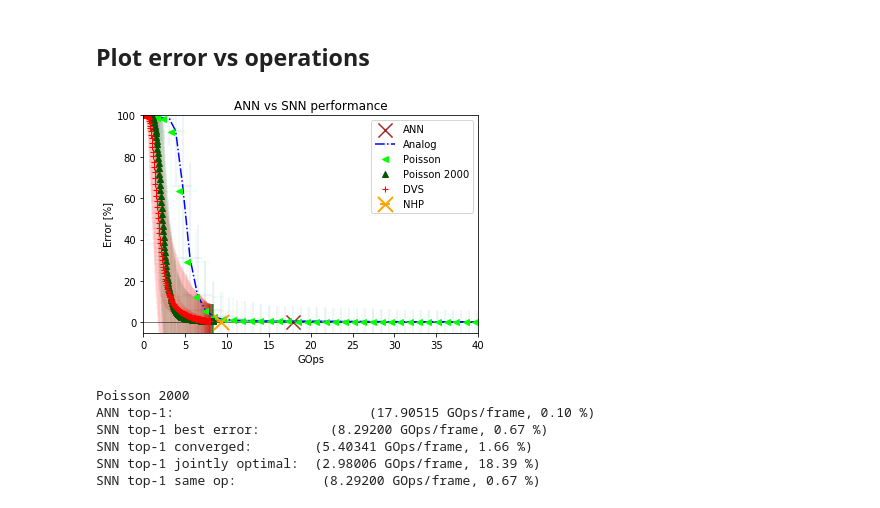
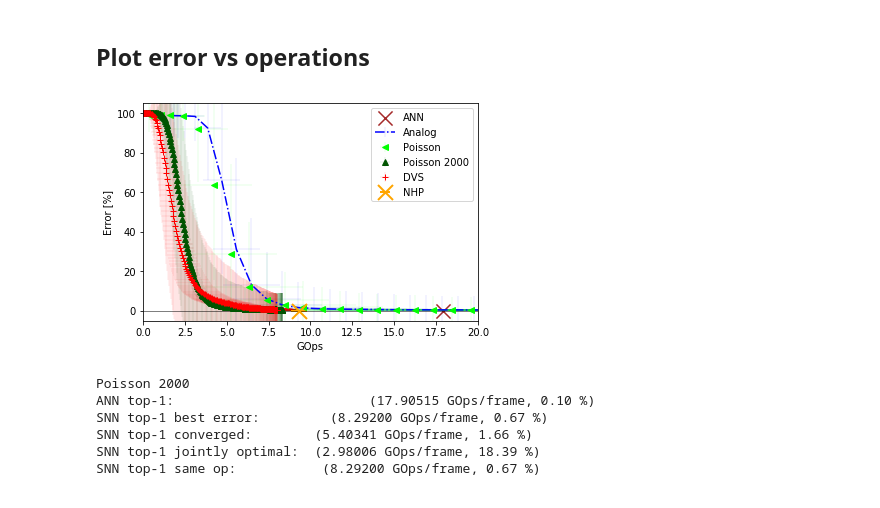
Before and after one commit to NeuromorphicProcessorProject/snn_toolbox, a Jupyter notebook: scripts/roshambo/Roshambo_performance.ipynb, the cells around one changed output. Saved outputs shown, nothing was run; the diff lists cells and outputs as text; code cells hidden in the pictures.

Commit message:
Updated roshambo plots for paper.

```diff
--- a/scripts/roshambo/Roshambo_performance.ipynb
+++ b/scripts/roshambo/Roshambo_performance.ipynb
@@ -12,7 +13,25 @@ from scripts.util import ExpResults
+# %%
+plotproperties = {
+    'font.size': 13,
+    'axes.titlesize': 'xx-large',
+    'axes.labelsize': 'xx-large',
+    'xtick.labelsize': 'xx-large',
+    'xtick.major.size': 7,
+    'xtick.minor.size': 5,
+    'ytick.labelsize': 'xx-large',
+    'ytick.major.size': 7,
+    'ytick.minor.size': 5,
+    'legend.fontsize': 'x-large',
+    'lines.markersize': 3,
+    'figure.figsize': (7, 6),
+    'savefig.format': 'pdf',
+    'savefig.dpi': 300}
+
+matplotlib.rcParams.update(plotproperties)
 # %% [markdown]
 ## Parameters and definitions
 # %%
-log_dir = '/home/rbodo/.snntoolbox/data/roshambo/log'
+log_dir = '/mnt/2646BAF446BAC3B9/Data/snn_conversion/roshambo/log'
 runlabel_analog = '1'
 runlabel_poisson = '2'
 runlabel_dvs_nobg = '5'
@@ -24,7 +43,8 @@ runlabel_poisson2000_bg = '12'
 scale = 1e6  # Unit: Million operations
 # %%
 class ExpResults:
-    def __init__(self, dirname, label, marker='.', color='b', markersize=4):
+    def __init__(self, dirname, label, marker='.', color='b',
+                 markersize=4):
         self.dirname = dirname
         self.label = label
         self.marker = marker
@@ -135,13 +155,13 @@ std_c_NHP = c_NHP * uncertainty
 ## Plot number of operations vs time
 # %%
 exp_analog = ExpResults(runlabel_analog, 'Analog', '-.')
-exp_poisson = ExpResults(runlabel_poisson, 'Poisson', '<', (0, 1, 0), 2)
-exp_poisson2000_bg = ExpResults(runlabel_poisson2000_bg, 'Poisson 2000 bg', '>', (0, 0.66, 0), 2)
-exp_poisson2000_nobg = ExpResults(runlabel_poisson2000_nobg, 'Poisson 2000', '^', (0, 0.33, 0), 2)
+# exp_poisson = ExpResults(runlabel_poisson, 'Poisson', '<', (0, 1, 0), 2)
+# exp_poisson2000_bg = ExpResults(runlabel_poisson2000_bg, 'Poisson 2000 bg', '>', (0, 0.66, 0), 2)
+# exp_poisson2000_nobg = ExpResults(runlabel_poisson2000_nobg, 'Poisson 2000', '^', (0, 0.33, 0), 2)
 exp_dvs_nobg = ExpResults(runlabel_dvs_nobg, 'DVS', '+', (1, 0, 0))
-exp_dvs_bg = ExpResults(runlabel_dvs_bg, 'DVS bg', 'x', (0.66, 0, 0))
-exp_dvs_cont = ExpResults(runlabel_dvs_cont, 'DVS cont', 's', (0.33, 0, 0))
+# exp_dvs_bg = ExpResults(runlabel_dvs_bg, 'DVS bg', 'x', (0.66, 0, 0))
+# exp_dvs_cont = ExpResults(runlabel_dvs_cont, 'DVS cont', 's', (0.33, 0, 0))
 
-experiments = [exp_analog, exp_poisson,
-               exp_poisson2000_nobg, exp_dvs_nobg]
-experiments2 = [exp_dvs_cont, exp_poisson2000_bg, exp_dvs_bg]
+experiments = [exp_analog, exp_dvs_nobg]
+               # exp_poisson, exp_poisson2000_nobg]
+# experiments2 = [exp_dvs_cont, exp_poisson2000_bg, exp_dvs_bg]
@@ -174,20 +290,20 @@ plt.savefig(os.path.join(log_dir, 'err_vs_t'), bbox_inches='tight')
 # %%
 for exp in experiments:
     plt.errorbar(exp.mean_computations_t[::2], exp.e_mean[::2], xerr=exp.std_computations_t[::2],
                  yerr=exp.e_std[::2], fmt=exp.marker, label=exp.label, capsize=0, elinewidth=0.1, color=exp.color)
 plt.scatter(c_ANN, err_ANN, s=200, marker='x', label='ANN', color='brown', linewidths=2)
 plt.errorbar(c_NHP, err_NHP, xerr=std_c_NHP, fmt='x', label='NHP', markersize=15,
              elinewidth=2, capthick=2, markeredgewidth=2, color='orange')
 plt.hlines(0, 0, 40, linewidth=0.5)
-plt.ylim(-5, 100)
-plt.xlim(0, 40)
+plt.ylim(-5, 105)
+plt.xlim(0, 20)
 plt.ylabel('Error [%]')
 plt.xlabel('GOps')
 plt.legend(loc='upper right')
-plt.title('ANN vs SNN performance')
+# plt.title('ANN vs SNN performance')
 plt.savefig(os.path.join(log_dir, 'err_vs_ops'), bbox_inches='tight')
 # %% [output]
-[figure, old version]
+[figure, new version]
 # %%
 from scripts.util import get_minimal_err_and_op, get_op_at_err, get_err_at_op
 self = experiments[2]
```
Also changed, not shown: parts of 3 cells of this notebook.
